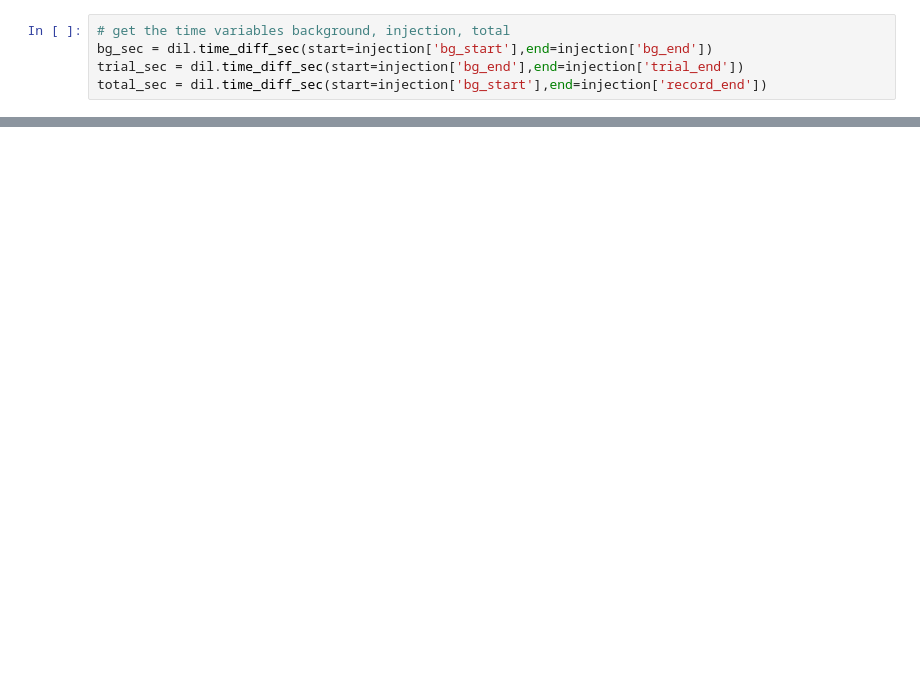
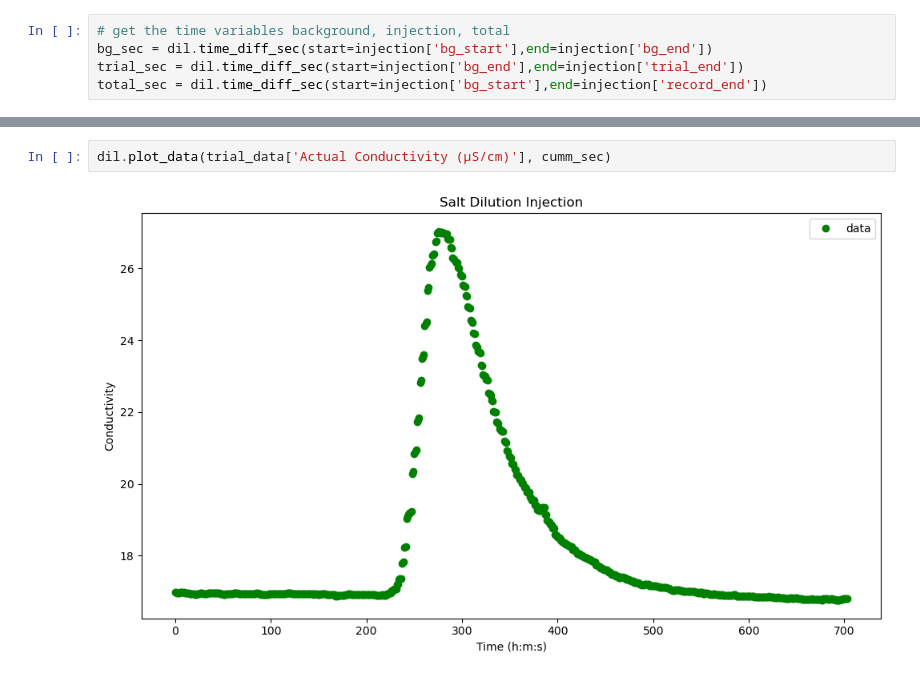
Before and after one commit to rjost1/FluvialSeismology_Analysis, a Jupyter notebook: Dilution/20250724_solution_injection_analysis.ipynb, the cells around one changed output, grey strips where cells are left out. Drawn from its saved outputs; the diff is of its cells as text; blank space fills up the shorter version.

```diff
--- a/Dilution/20250724_solution_injection_analysis.ipynb
+++ b/Dilution/20250724_solution_injection_analysis.ipynb
@@ -59,0 +61,4 @@ KeyError: slice(169, 417, None)
+# %%
+dil.plot_data(trial_data['Actual Conductivity (µS/cm)'], cumm_sec)
+# %% [output]
+[figure, added]
```
Also changed, not shown: parts of 14 cells of this notebook, 2 other files.
